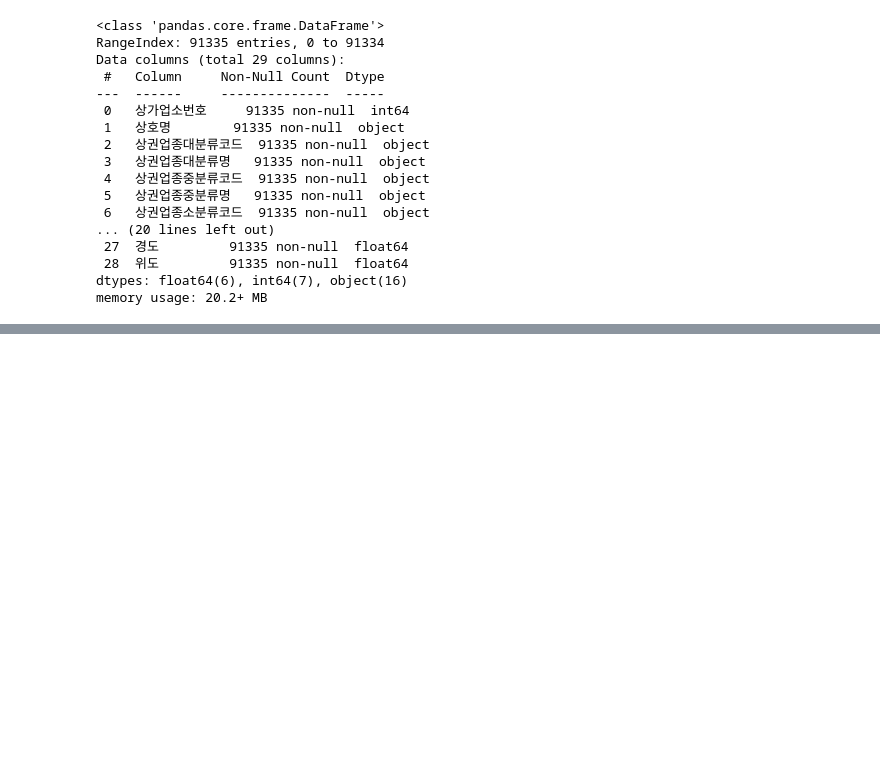
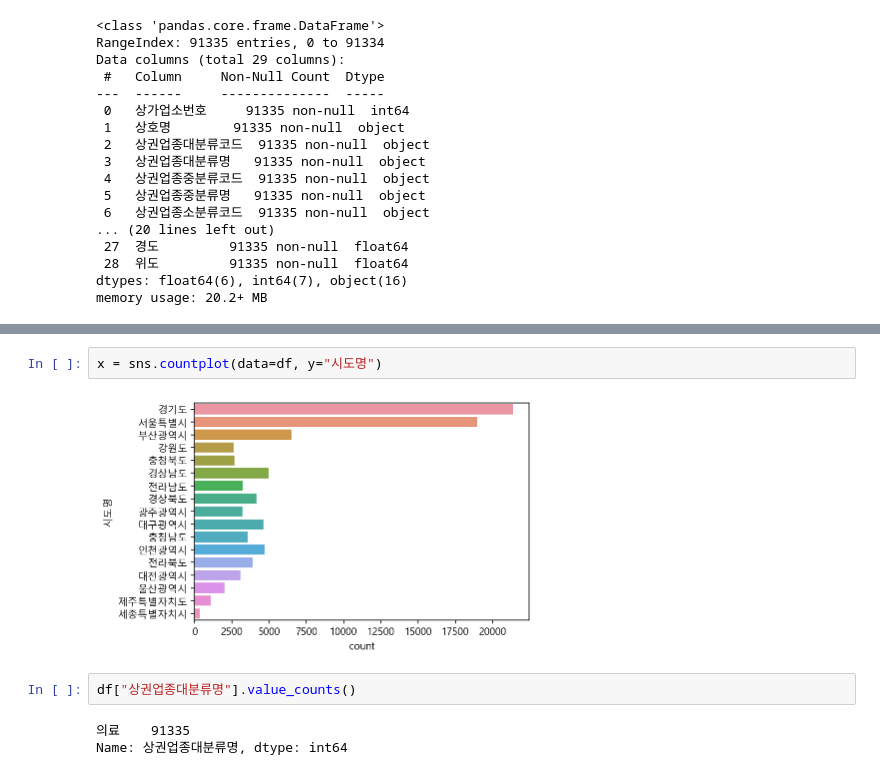
Before and after one commit to Hugekyung/TIL, a Jupyter notebook: data_analysis/공공데이터_상권정보분석.ipynb, the cells around one changed output, grey strips where cells are left out. Cells and saved outputs as stored; diff of their text form; blank space fills up the shorter version.

```diff
--- a/data_analysis/공공데이터_상권정보분석.ipynb
+++ b/data_analysis/공공데이터_상권정보분석.ipynb
@@ -178,0 +310,9 @@ memory usage: 20.2+ MB
+# %%
+x = sns.countplot(data=df, y="시도명")
+# %% [output]
+[figure, added]
+# %%
+df["상권업종대분류명"].value_counts()
+# %% [output]
+의료    91335
+Name: 상권업종대분류명, dtype: int64
```
Also changed, not shown: parts of 55 cells of this notebook.
